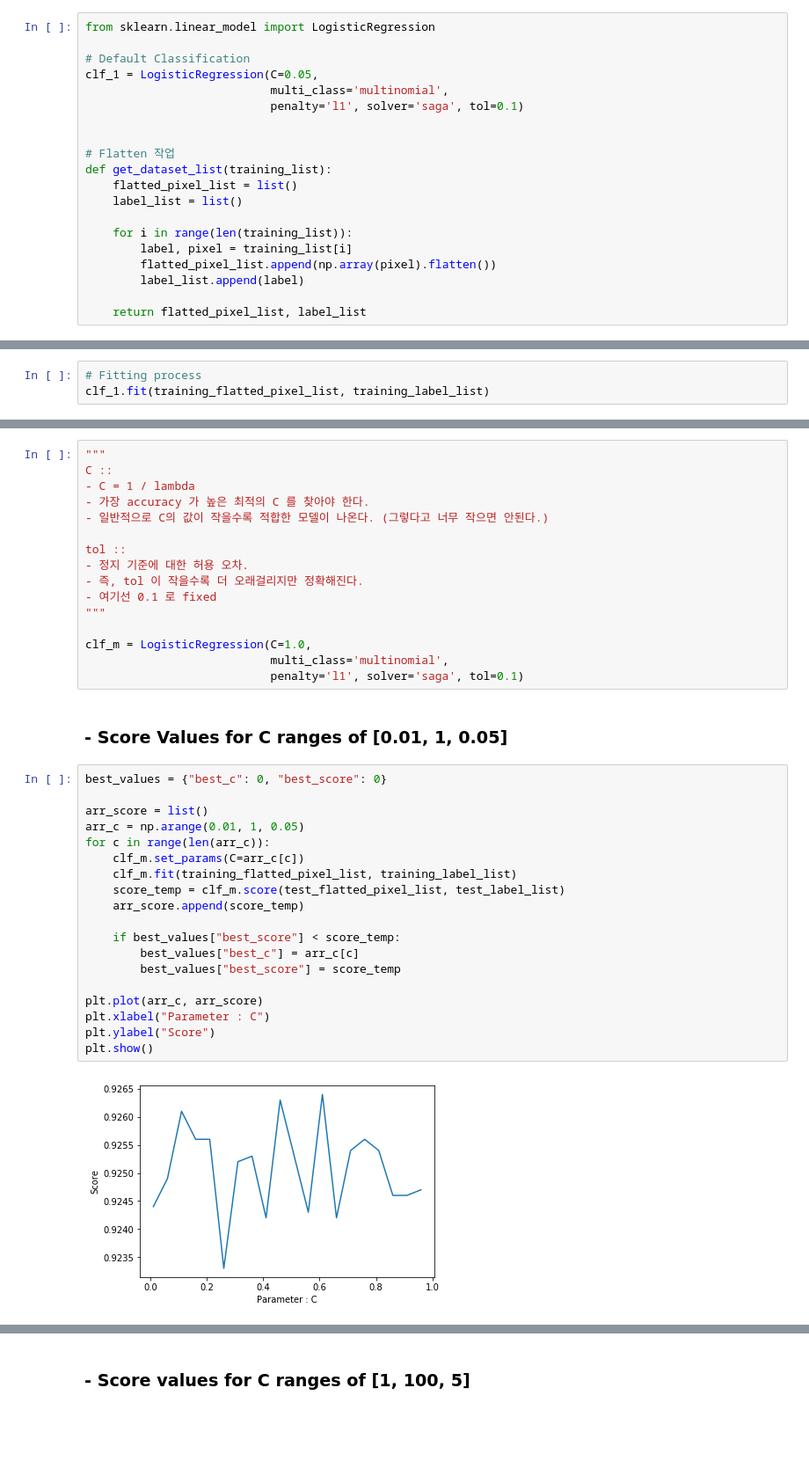
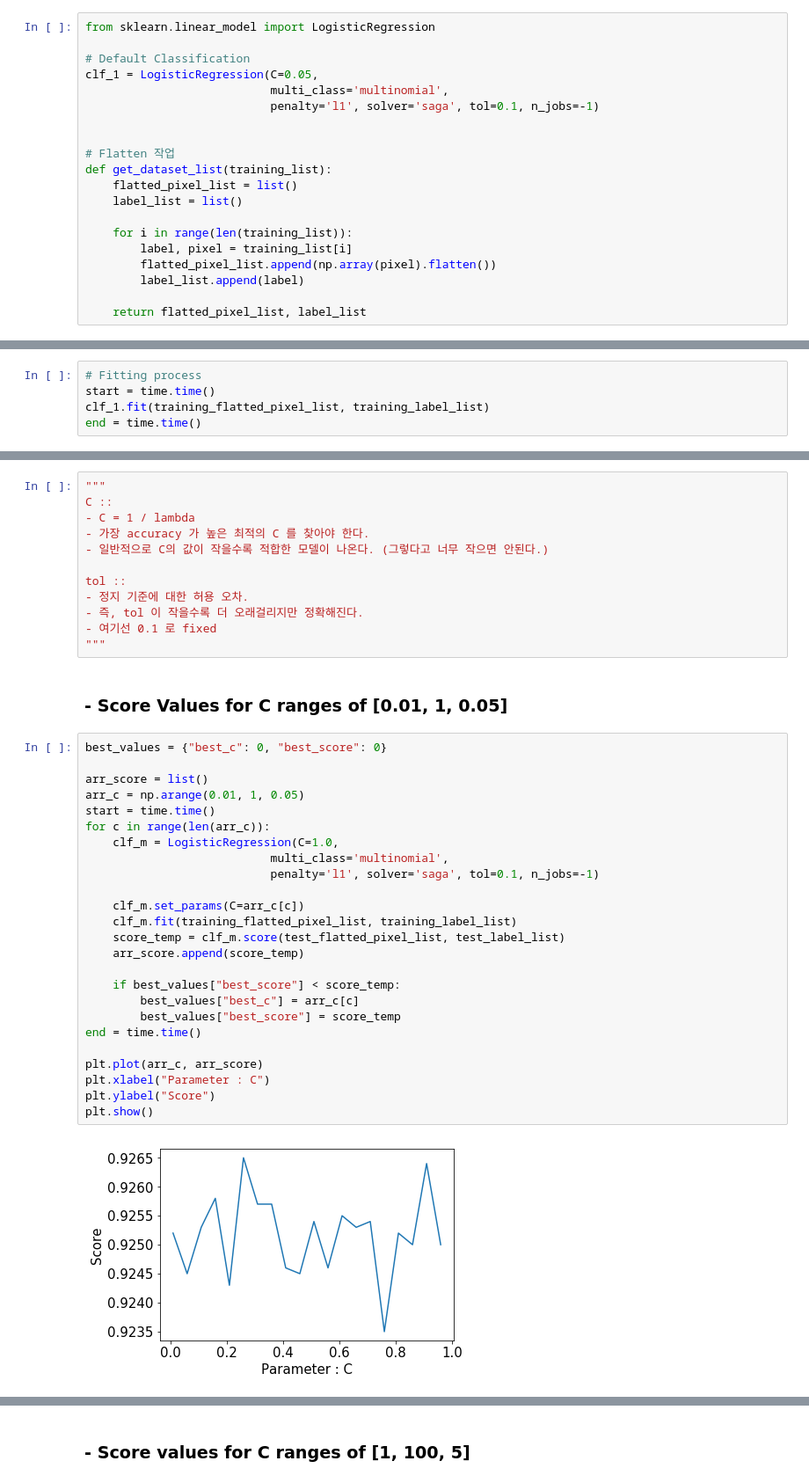
Before and after one commit to ByeongGil-Jung/2018-Artificial-Intelligence, a Jupyter notebook: PBL_1/PBL1_logistic_regression.ipynb, the cells around one changed output, grey strips where cells are left out. Shown at 88% size. Saved outputs shown, nothing was run; the diff lists cells and outputs as text; blank space fills up the shorter version.

Commit message:
[PBL_1] :: Using 'K-fold Cross Validation' and 'Grid Search' - Correcting the error that the graph change every time - Adding 'K-fold Cross Validation' - Adding 'Grid Search'

```diff
--- a/PBL_1/PBL1_logistic_regression.ipynb
+++ b/PBL_1/PBL1_logistic_regression.ipynb
@@ -106,7 +108,7 @@ from sklearn.linear_model import LogisticRegression
 # Default Classification
 clf_1 = LogisticRegression(C=0.05,
                            multi_class='multinomial',
-                           penalty='l1', solver='saga', tol=0.1)
+                           penalty='l1', solver='saga', tol=0.1, n_jobs=-1)
 
 
 # Flatten 작업
@@ -126,4 +128,6 @@ training_flatted_pixel_list, training_label_list = get_dataset_list(training_lis
 test_flatted_pixel_list, test_label_list = get_dataset_list(test_list)
 # %%
 # Fitting process
+start = time.time()
 clf_1.fit(training_flatted_pixel_list, training_label_list)
+end = time.time()
@@ -154,33 +157,35 @@ tol ::
 - 즉, tol 이 작을수록 더 오래걸리지만 정확해진다.
 - 여기선 0.1 로 fixed
 """
-
-clf_m = LogisticRegression(C=1.0,
-                           multi_class='multinomial',
-                           penalty='l1', solver='saga', tol=0.1)
 # %% [markdown]
 ### - Score Values for C ranges of [0.01, 1, 0.05]
 # %%
 best_values = {"best_c": 0, "best_score": 0}
 
 arr_score = list()
 arr_c = np.arange(0.01, 1, 0.05)
+start = time.time()
 for c in range(len(arr_c)):
+    clf_m = LogisticRegression(C=1.0,
+                           multi_class='multinomial',
+                           penalty='l1', solver='saga', tol=0.1, n_jobs=-1)
+
     clf_m.set_params(C=arr_c[c])
     clf_m.fit(training_flatted_pixel_list, training_label_list)
     score_temp = clf_m.score(test_flatted_pixel_list, test_label_list)
     arr_score.append(score_temp)
 
     if best_values["best_score"] < score_temp:
         best_values["best_c"] = arr_c[c]
         best_values["best_score"] = score_temp
+end = time.time()
 
 plt.plot(arr_c, arr_score)
 plt.xlabel("Parameter : C")
 plt.ylabel("Score")
 plt.show()
 # %% [output]
-[figure, old version]
+[figure, new version]
 # %%
 print("The best value of C : {}".format(best_values["best_c"]))
 print("The best value of score at the C : {}".format(best_values["best_score"]))
```
Also changed, not shown: parts of 23 cells of this notebook.
